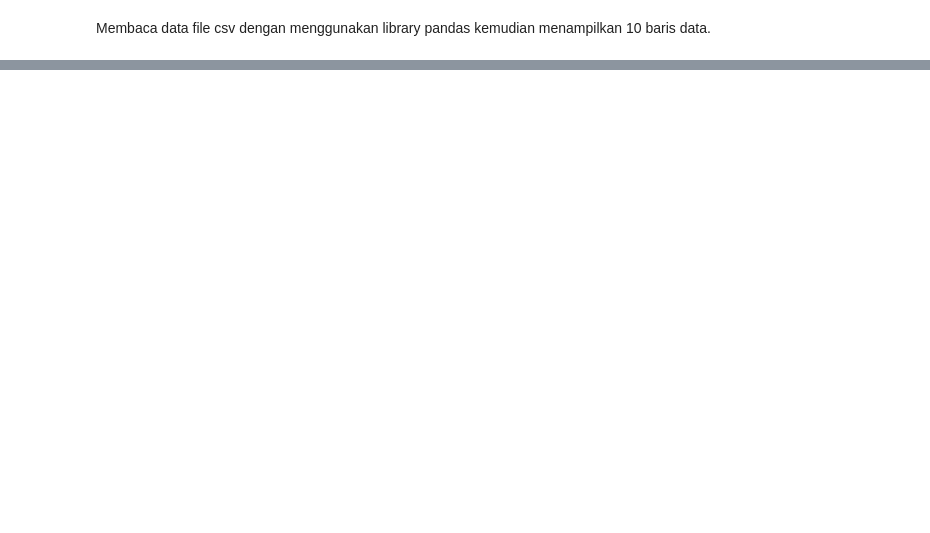
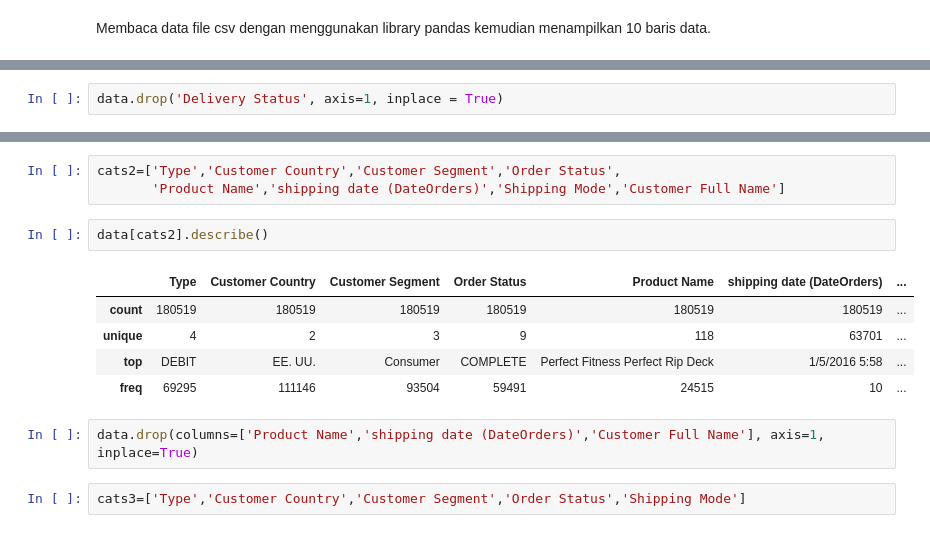
Before and after one commit to Nurochman79/DataScience, a Jupyter notebook: TUGAS_1_DATA_MINING.ipynb, the cells around one changed output, grey strips where cells are left out. Drawn from its saved outputs; the diff is of its cells as text; blank space fills up the shorter version.

```diff
--- a/TUGAS_1_DATA_MINING.ipynb
+++ b/TUGAS_1_DATA_MINING.ipynb
@@ -79,0 +135,2 @@ Customer City,Customer Country,Customer Email, Customer, Fname type object sehin
+# %%
+data.drop('Delivery Status', axis=1, inplace = True)
@@ -79,0 +157,15 @@ Customer City,Customer Country,Customer Email, Customer, Fname type object sehin
+# %%
+cats2=['Type','Customer Country','Customer Segment','Order Status',
+       'Product Name','shipping date (DateOrders)','Shipping Mode','Customer Full Name']
+# %%
+data[cats2].describe()
+# %% [output]
+|  | Type | Customer Country | Customer Segment | Order Status | Product Name | shipping date (DateOrders) | ... |
+| count | 180519 | 180519 | 180519 | 180519 | 180519 | 180519 | ... |
+| unique | 4 | 2 | 3 | 9 | 118 | 63701 | ... |
+| top | DEBIT | EE. UU. | Consumer | COMPLETE | Perfect Fitness Perfect Rip Deck | 1/5/2016 5:58 | ... |
+| freq | 69295 | 111146 | 93504 | 59491 | 24515 | 10 | ... |
+# %%
+data.drop(columns=['Product Name','shipping date (DateOrders)','Customer Full Name'], axis=1, inplace=True)
+# %%
+cats3=['Type','Customer Country','Customer Segment','Order Status','Shipping Mode']
```
Also changed, not shown: parts of 40 cells of this notebook.
